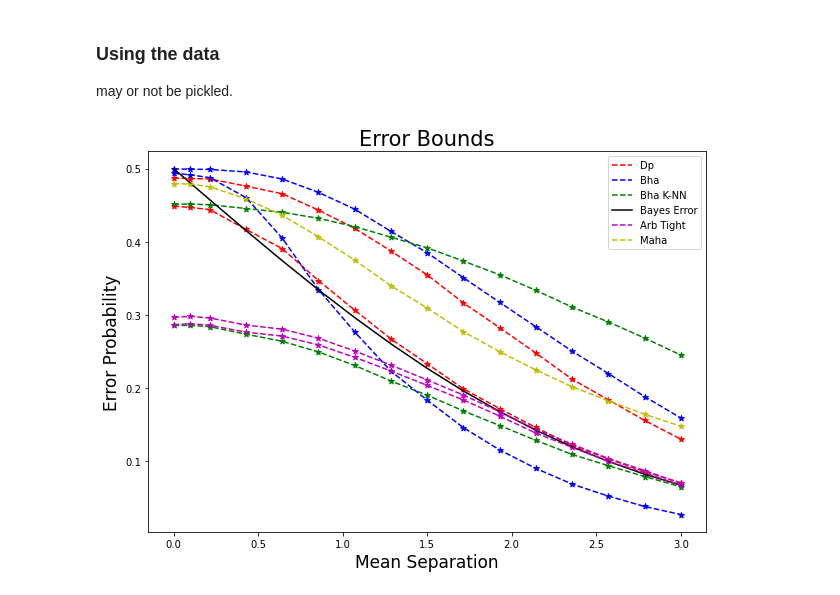
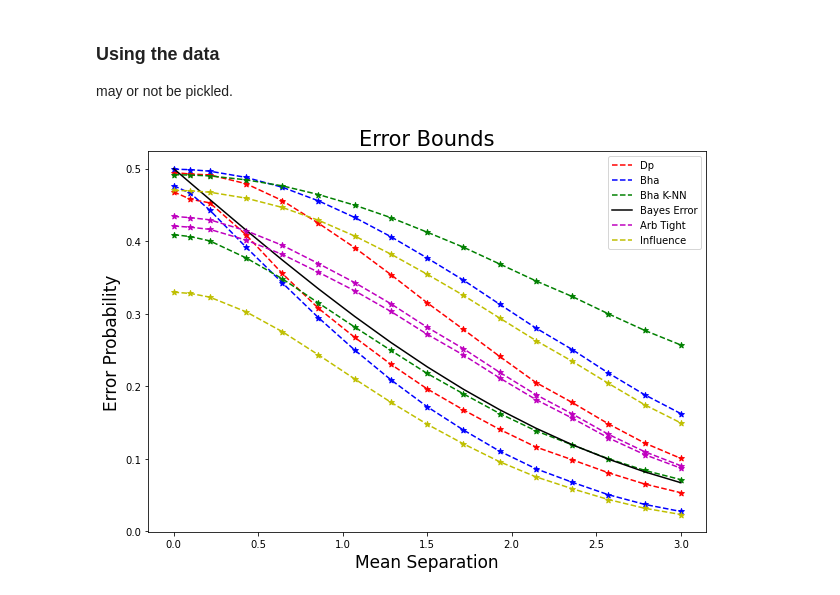
Before and after one commit to rj-may/BER_Bounds_Eval, a Jupyter notebook: plots/mean_sep_V2_knnBah.ipynb, the cells around one changed output. Cells and saved outputs as stored; diff of their text form; code cells hidden in the pictures.

```diff
--- a/plots/mean_sep_V2_knnBah.ipynb
+++ b/plots/mean_sep_V2_knnBah.ipynb
@@ -62,20 +62,21 @@ if PICKLED: ## We just skip all the data creation if we are using save data.
     print("USING PREVIOUS DATA NOT SIMULATING DATA ")
 else:
 
-    MC_num = 500
+    MC_num = 400
+    sample_size= 500
+
 
     for i in mean_sep:
 
         start = time.time()
-
-        mean1 = np.zeros(8)
-        covariance1 = np.identity(8)
-        mean2 = np.zeros(8)
+        dim =3
+        mean1 = np.zeros(dim)
+        covariance1 = np.identity(dim)
+        mean2 = np.zeros(dim)
         mean2[0] = i
-        covariance2= np.identity(8)
+        covariance2= np.identity(dim)
 
 
-        sample_size= 100
         n0, n1 = sample_size, sample_size
 
 
@@ -86,16 +87,25 @@ else:
 
         bounds = bounds_class("mv_normal", params1, params2, threads =2,  MC_num = MC_num, k_nn=k)
 
+        print("done with 3d ", end = " ")
+        dim = 8
+        mean1 = np.zeros(dim)
+        covariance1 = np.identity(dim)
+        mean2 = np.zeros(dim)
+        mean2[0] = i
+        covariance2= np.identity(dim)
+
+
         bound_obj_lst.append(bounds)
 
-        sample_size= 500
         n0, n1 = sample_size, sample_size
         params1  = [mean1, covariance1, n0]
         params2  = [mean2, covariance2, n1]
+
         k = knn_num_calc(n0, len(mean1))
 
 
-        bounds2 = bounds_class("mv_normal", params1, params2, threads =4,  MC_num = MC_num, k_nn =k )
+        bounds2 = bounds_class("mv_normal", params1, params2, threads =2,  MC_num = MC_num, k_nn =k )
 
         bound_obj_lst2.append(bounds2)
 
@@ -194,33 +204,40 @@ ax.scatter(df.index, df["Dp_upper"], color='r', marker='*')
 # Plot Bha
 ax.plot(df["Bha_lower"], 'b--', label='Bha')
 ax.plot(df["Bha_upper"], 'b--')
 ax.scatter(df.index, df["Bha_upper"], color='b', marker='*')
 ax.scatter(df.index, df["Bha_lower"], color='b', marker='*')
 
 # Plot Bha K-NN
 ax.plot(df["Bha_knn_lower"], 'g--')
 ax.plot(df["Bha_knn_upper"], 'g--', label='Bha K-NN')
 ax.scatter(df.index, df["Bha_knn_upper"], color='g', marker='*')
 ax.scatter(df.index, df["Bha_knn_lower"], color='g', marker='*')
 
 # Plot Bayes Error
 ax.plot(mean_sep, exact, 'k', label='Bayes Error')
 
 # Plot Lower and Upper G_a
 ax.plot(df["tight_lower"], 'm--', label="Arb Tight")
 ax.plot(df["tight_upper"], 'm--')
 ax.scatter(df.index, df["tight_lower"], color='m', marker='*')
 ax.scatter(df.index, df["tight_upper"], color='m', marker='*')
 
 # Plot Maha
-ax.plot( df["Maha_upper"], 'y--', label='Maha')
-ax.scatter(df.index, df["Maha_upper"], color='y', marker='*')
+# ax.plot( df["Maha_upper"], 'y--', label='Maha')
+# ax.scatter(df.index, df["Maha_upper"], color='y', marker='*')
+
+# Plot Lower and Upper G_a
+ax.plot(df["inf_lower"], 'y--', label="Influence")
+ax.plot(df["inf_upper"], 'y--')
+ax.scatter(df.index, df["inf_lower"], color='y', marker='*')
+ax.scatter(df.index, df["inf_upper"], color='y', marker='*')
+
 
 ax.set_xlabel("Mean Separation", fontsize=fs)
 ax.set_ylabel("Error Probability", fontsize=fs)
 ax.set_title("Error Bounds", fontsize=fs + 4)
 ax.legend()
 
 plt.show()
 # %% [output]
-[figure, old version]
+[figure, new version]
```
Also changed, not shown: parts of 5 cells of this notebook, 1 other file.
